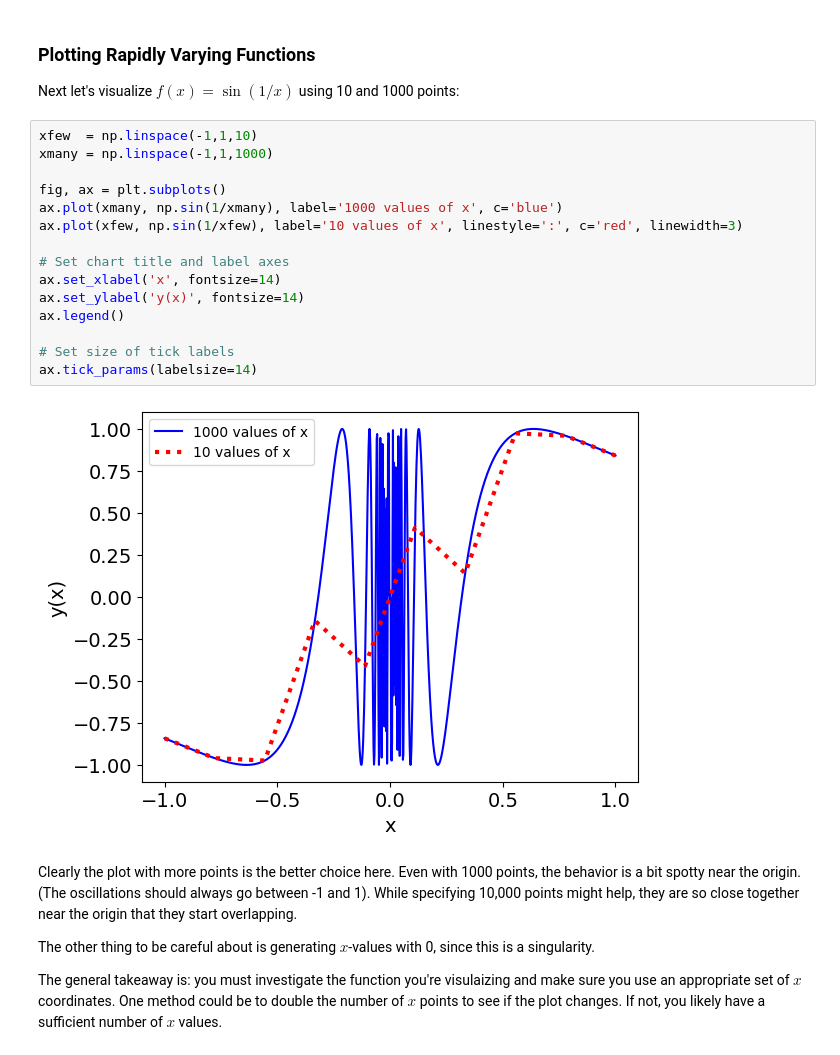
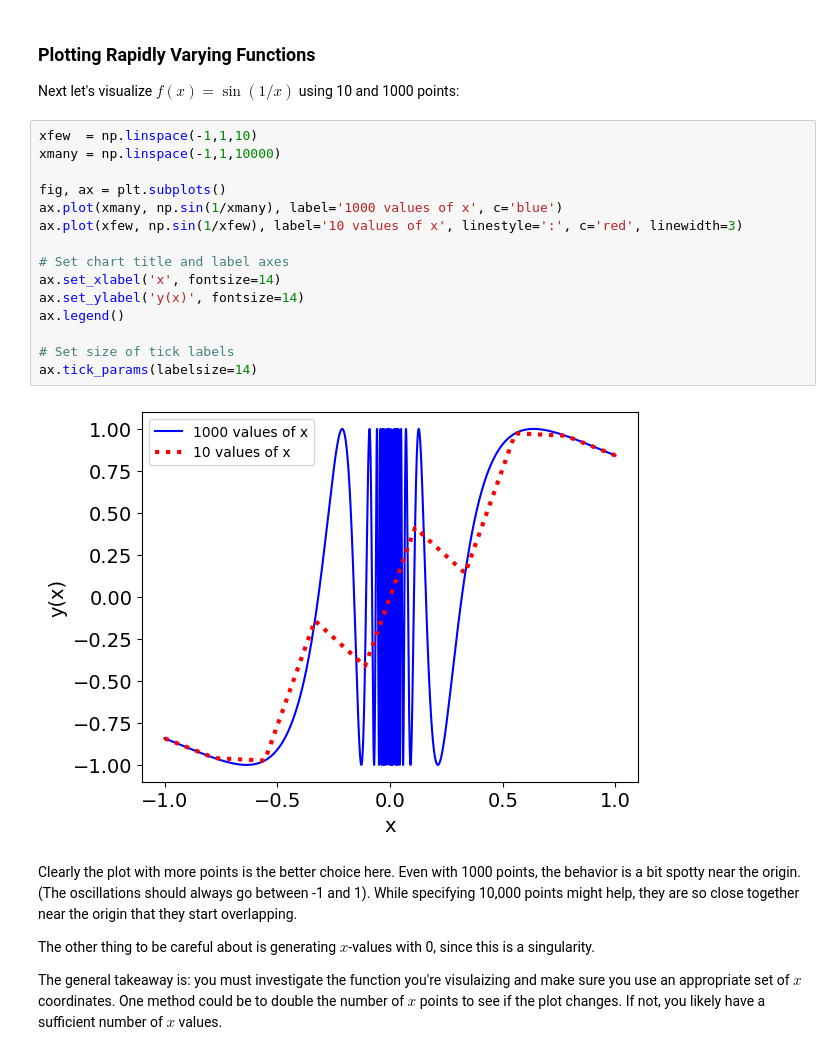
Before and after one commit to Garrettdw/p325-sp26-lectures, a Jupyter notebook: 11-arrays-and-plotting/05-plotting-difficulties.ipynb, the cells around one changed output. Saved outputs shown, nothing was run; the diff lists cells and outputs as text.

```diff
--- a/11-arrays-and-plotting/05-plotting-difficulties.ipynb
+++ b/11-arrays-and-plotting/05-plotting-difficulties.ipynb
@@ -104,21 +104,21 @@ ax.tick_params(labelsize=14)
 Next let's visualize $f(x) = \sin{(1/x)}$ using 10 and 1000 points:
 # %%
 xfew  = np.linspace(-1,1,10)
-xmany = np.linspace(-1,1,1000)
+xmany = np.linspace(-1,1,10000)
 
 fig, ax = plt.subplots()
 ax.plot(xmany, np.sin(1/xmany), label='1000 values of x', c='blue')
 ax.plot(xfew, np.sin(1/xfew), label='10 values of x', linestyle=':', c='red', linewidth=3)
 
 # Set chart title and label axes
 ax.set_xlabel('x', fontsize=14)
 ax.set_ylabel('y(x)', fontsize=14)
 ax.legend()
 
 # Set size of tick labels
 ax.tick_params(labelsize=14)
 # %% [output]
-[figure, old version]
+[figure, new version]
 # %% [markdown]
 Clearly the plot with more points is the better choice here. Even with 1000 points, the behavior is a bit spotty near the origin. (The oscillations should always go between -1 and 1). While specifying 10,000 points might help, they are so close together near the origin that they start overlapping.
 
```
Also changed, not shown: 1 other file.
